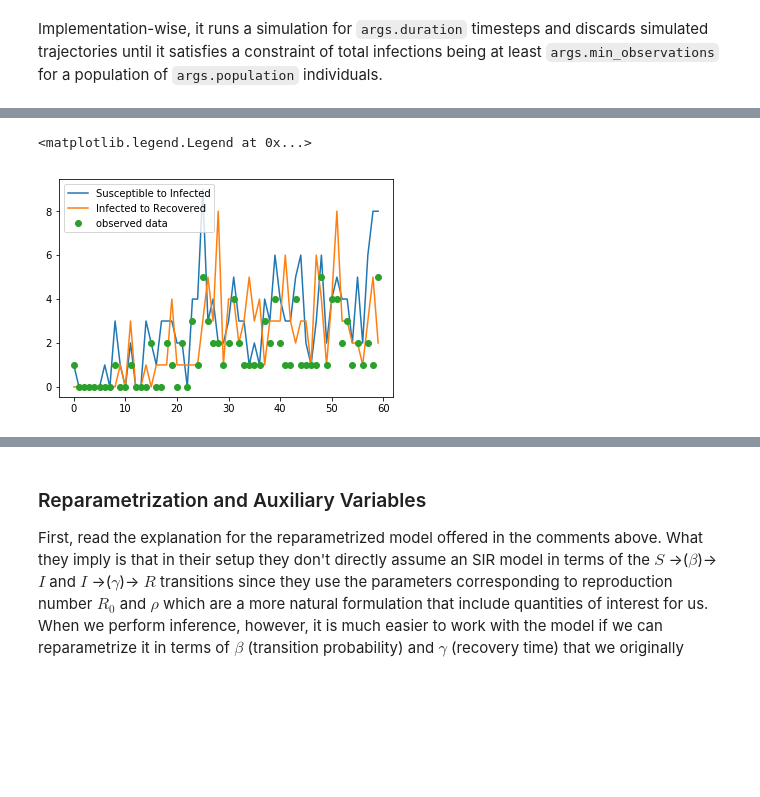
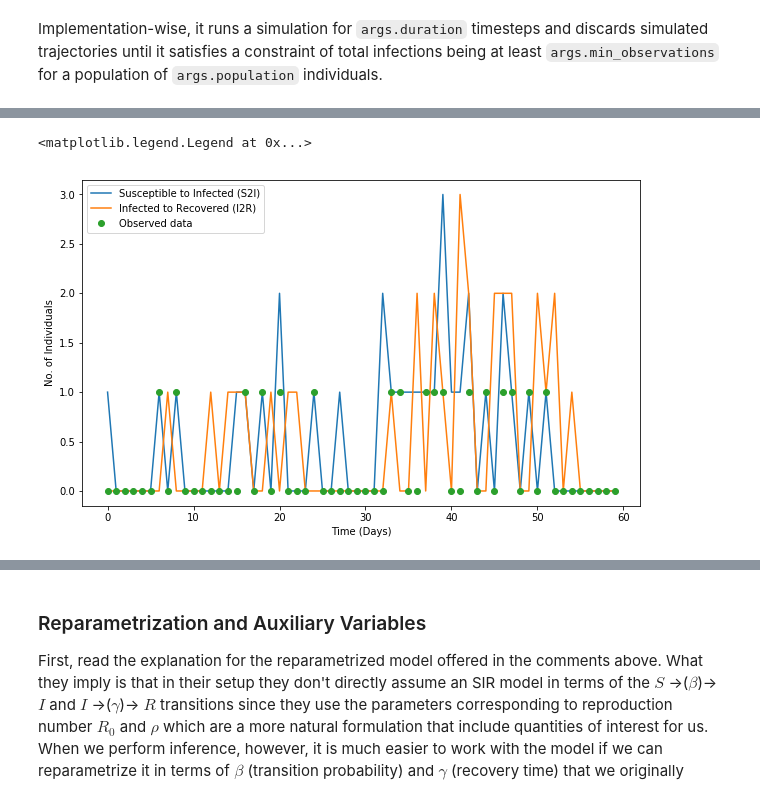
Before and after one commit to nkasmanoff/covid-pyro, a Jupyter notebook: notebooks/[SM] SIR-Noah Copy.ipynb, the cells around one changed output, grey strips where cells are left out. Drawn from its saved outputs; the diff is of its cells as text; code cells hidden in the pictures; blank space fills up the shorter version.

```diff
--- a/notebooks/[SM] SIR-Noah Copy.ipynb
+++ b/notebooks/[SM] SIR-Noah Copy.ipynb
@@ -167,6 +178,10 @@ def generate_data(args):
 
     Using args to input initial estimates on R0 and other epidemiology jargon, return a list of the compartment populations
     according to these conditions.
+
+    Policy interventions have been simulated using the parameter 'u' based on the paper by F. Wood and team.
+    We add a max_observations argument so that we can simulate data with an upper limit for number of infections with the same
+    values of R0 and rho as we did in the case with no policy intervention.
 
     S2I, I2R
     """
@@ -200,18 +215,29 @@ def generate_data(args):
         obs_sum = int(obs[:args.duration].sum())
         S2I_sum = int(S2I[:args.duration].sum())
         I2R_sum = int(I2R[:args.duration].sum())
-        if obs_sum >= args.min_observations:
-            logging.info("Observed {:d}/{:d} infections:\n{}".format(
-                obs_sum, S2I_sum, I2R_sum, " ".join([str(int(x)) for x in obs[:args.duration]])))
-            return {"S2I": S2I, "obs": obs, "I2R": I2R}
 
-    raise ValueError("Failed to generate {} observations. Try increasing "
-                     "--population or decreasing --min-observations"
-                     .format(args.min_observations))
+        # TODO: This should really be called max infections if we are not using rho to add noise to observed data
+        # since that means we are not working with a partially observed setup
+        if args.max_observations > 0:
+            if obs_sum <= args.max_observations and obs_sum >= args.min_observations:
+                logging.info("Observed {:d}/{:d} infections:\n{}".format(
+                    obs_sum, S2I_sum, I2R_sum, " ".join([str(int(x)) for x in obs[:args.duration]])))
+                return {"S2I": S2I, "obs": obs, "I2R": I2R}
+
+        else:
+            if obs_sum >= args.min_observations:
+                logging.info("Observed {:d}/{:d} infections:\n{}".format(
+                    obs_sum, S2I_sum, I2R_sum, " ".join([str(int(x)) for x in obs[:args.duration]])))
+                return {"S2I": S2I, "obs": obs, "I2R": I2R}
+
+    raise ValueError("Failed to generate min: {} and max: {} observations. Try increasing "
+                     "--population, increasing --max-observations or decreasing --min-observations"
+                     .format(args.min_observations, args.max_observations))
 # %%
 from argparse import Namespace
 args = Namespace(population=1000,
-                 min_observations=3,
+                 min_observations=10,
+                 max_observations=50,
                  duration=50,
                  forecast=10,
                  basic_reproduction_number=1.5,  # what our epidemic's R0 is.
@@ -245,8 +290,11 @@ Observed 66/121 infections:
 # %%
-plt.plot(x['S2I'],label='Susceptible to Infected')
-plt.plot(x['I2R'],label='Infected to Recovered')
-plt.plot(x['obs'],'o',label='observed data')
+figure = plt.figure(figsize=(10, 6))
+plt.plot(x['S2I'],label='Susceptible to Infected (S2I)')
+plt.plot(x['I2R'],label='Infected to Recovered (I2R)')
+plt.plot(x['obs'],'o',label='Observed data')
+plt.xlabel('Time (Days)')
+plt.ylabel('No. of Individuals')
 plt.legend()
 # %% [output]
 <matplotlib.legend.Legend at 0x...>
-[figure, old version]
+[figure, new version]
```
Also changed, not shown: parts of 14 cells of this notebook.
